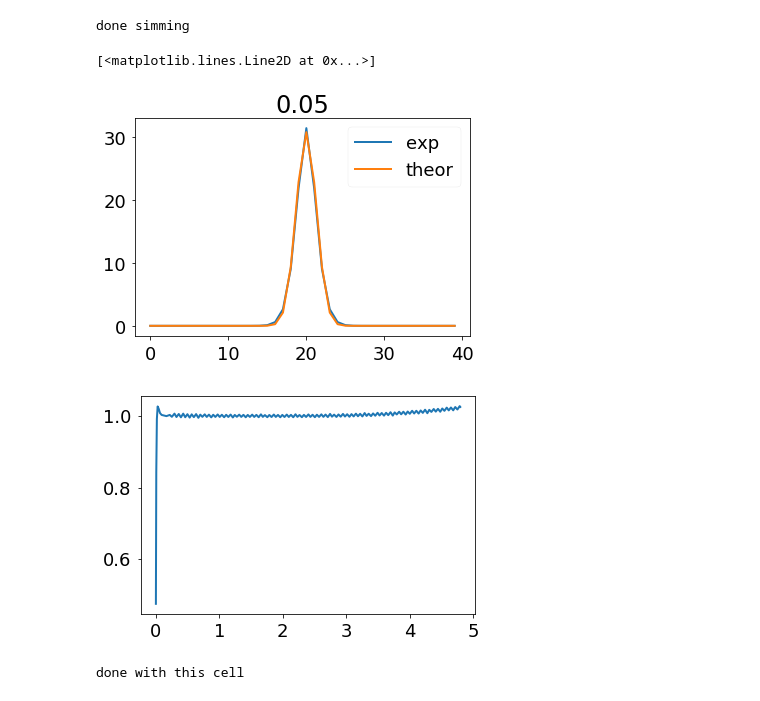
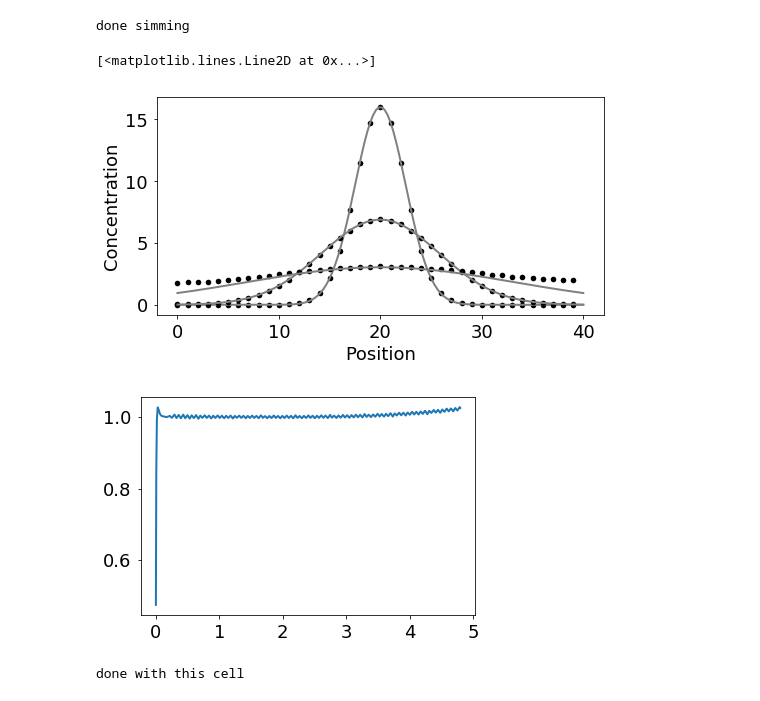
Before and after one commit to boospooky/omnitray-modeling, a Jupyter notebook: omnitray-modeling/simulation_notebook_longpad_nondimensionalized_nogrowth.ipynb, the cells around one changed output. Cells and saved outputs as stored; diff of their text form; code cells hidden in the pictures.

```diff
--- a/omnitray-modeling/simulation_notebook_longpad_nondimensionalized_nogrowth.ipynb
+++ b/omnitray-modeling/simulation_notebook_longpad_nondimensionalized_nogrowth.ipynb
@@ -609,22 +609,26 @@ print("done simming")
 # %% [output]
 done simming
 # %%
-i = 5
-Dan = dx*Da/rc
-t = tvec[i]
-x_vec = np.arange(n_w)
-sim_init_conc = 100 / (dx**2)
-exp_fit = 100 * np.exp(-np.power((x_vec - (n_w//2)),2) / (4*Dan*t)) / (np.sqrt(4*np.pi*Dan*t))
-_ = plt.plot(movie[i,a_i,1,:], label='exp')
-_ = plt.plot(exp_fit, label='theor')
-plt.title("{:.2f}".format(tvec[i]))
-plt.legend()
+#     i = 5
+fig = plt.figure(figsize=(8,4))
+for i in [9,30, 140]:
+    Dan = dx*Da/rc
+    t = tvec[i]
+    x_vec = np.linspace(0,n_w,140)
+    sim_init_conc = 100 / (dx**2)
+    exp_fit = 100 * np.exp(-np.power((x_vec - (n_w//2)),2) / (4*Dan*t)) / (np.sqrt(4*np.pi*Dan*t))
+    _ = plt.plot(movie[i,a_i,1,:], 'ko',label='exp')
+    _ = plt.plot(x_vec, exp_fit, c='grey',label='theor')
+# plt.title("{:.2f}".format(tvec[i]))
+# plt.legend(['simulated', 'theoretical'],loc=1)
+plt.xlabel('Position')
+plt.ylabel('Concentration')
 plt.figure()
 sim_conc = 100 * np.exp(-np.power(0,2) / (4*Dan*tvec)) / (np.sqrt(4*np.pi*Dan*tvec))
 plt.plot(tvec, movie[:,a_i,1,n_w//2] / sim_conc)
 # %% [output]
 [<matplotlib.lines.Line2D at 0x...>]
-[figure, old version]
+[figure, new version]
 [figure]
 # %%
 jobs = []
```
Also changed, not shown: 2 other files.
